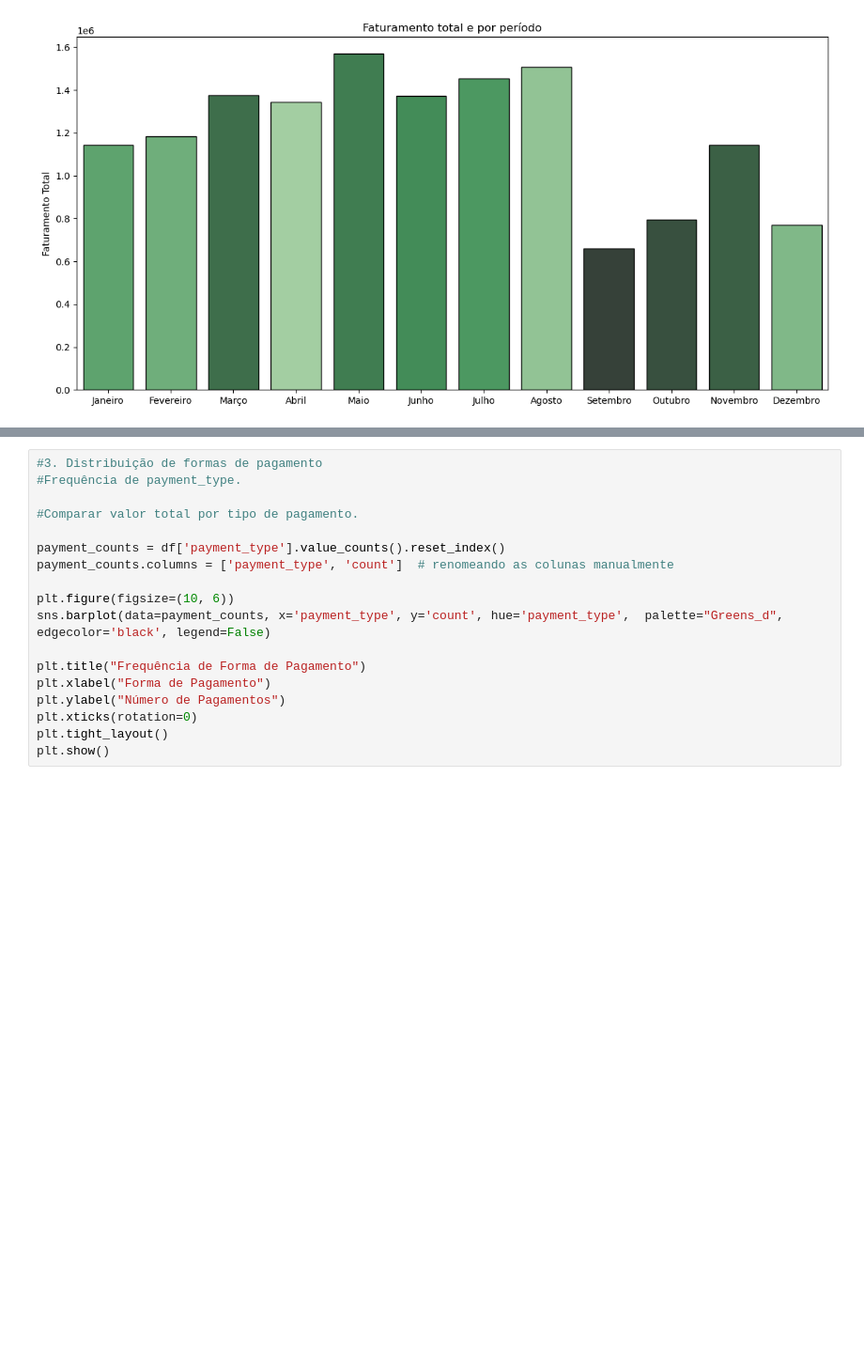
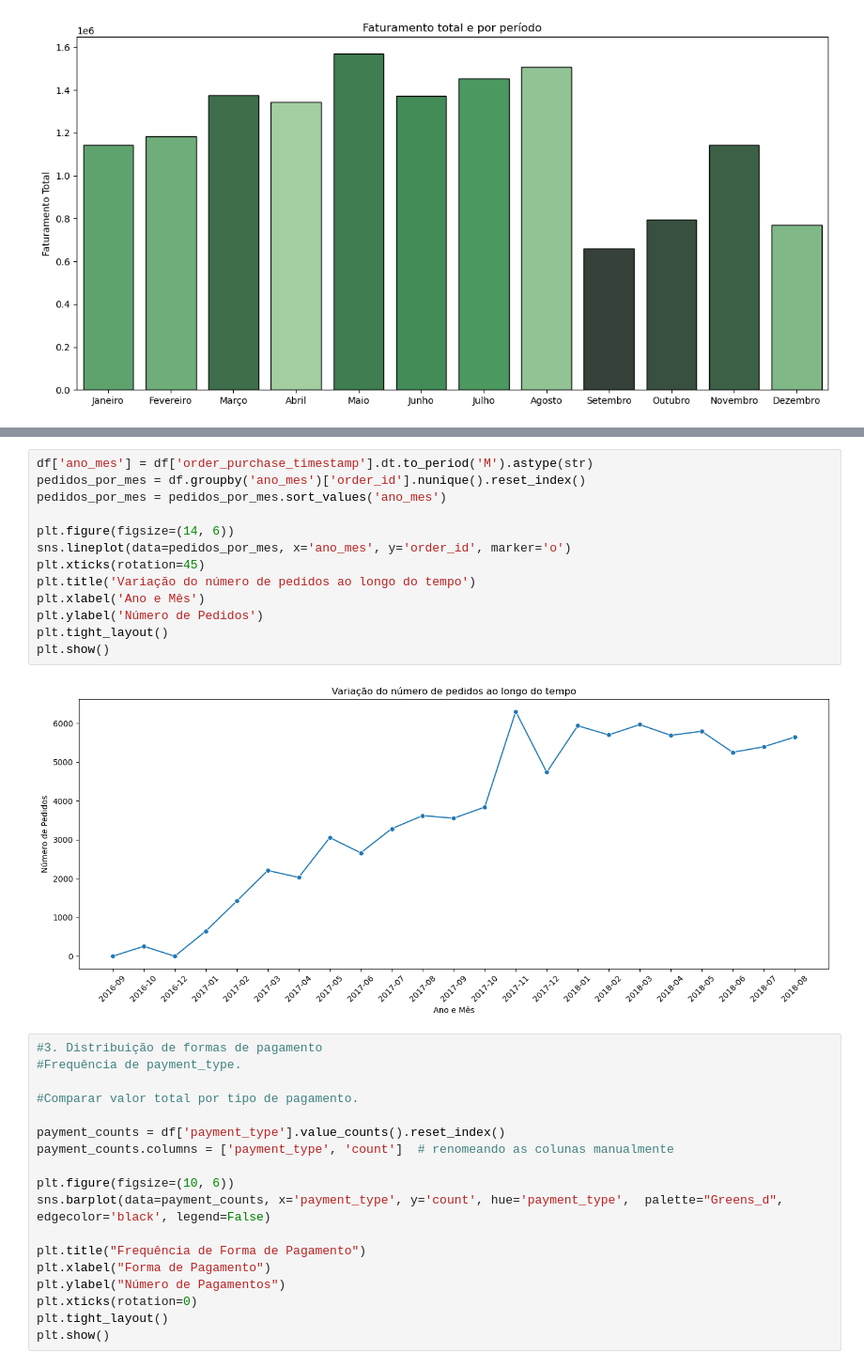
Before and after one commit to LucasArauj99/e-commerce_analytics, a Jupyter notebook: notebooks/03_sales_analysis.ipynb, the cells around one changed output, grey strips where cells are left out. Shown at 94% size. Cells and saved outputs as stored; diff of their text form; blank space fills up the shorter version.

```diff
--- a/notebooks/03_sales_analysis.ipynb
+++ b/notebooks/03_sales_analysis.ipynb
@@ -69,3 +74,18 @@ plt.show()
+# %%
+df['ano_mes'] = df['order_purchase_timestamp'].dt.to_period('M').astype(str)
+pedidos_por_mes = df.groupby('ano_mes')['order_id'].nunique().reset_index()
+pedidos_por_mes = pedidos_por_mes.sort_values('ano_mes')
+
+plt.figure(figsize=(14, 6))
+sns.lineplot(data=pedidos_por_mes, x='ano_mes', y='order_id', marker='o')
+plt.xticks(rotation=45)
+plt.title('Variação do número de pedidos ao longo do tempo')
+plt.xlabel('Ano e Mês')
+plt.ylabel('Número de Pedidos')
+plt.tight_layout()
+plt.show()
+# %% [output]
+[figure, added]
 # %%
 #3. Distribuição de formas de pagamento
 #Frequência de payment_type.
```
Also changed, not shown: parts of 14 cells of this notebook.
